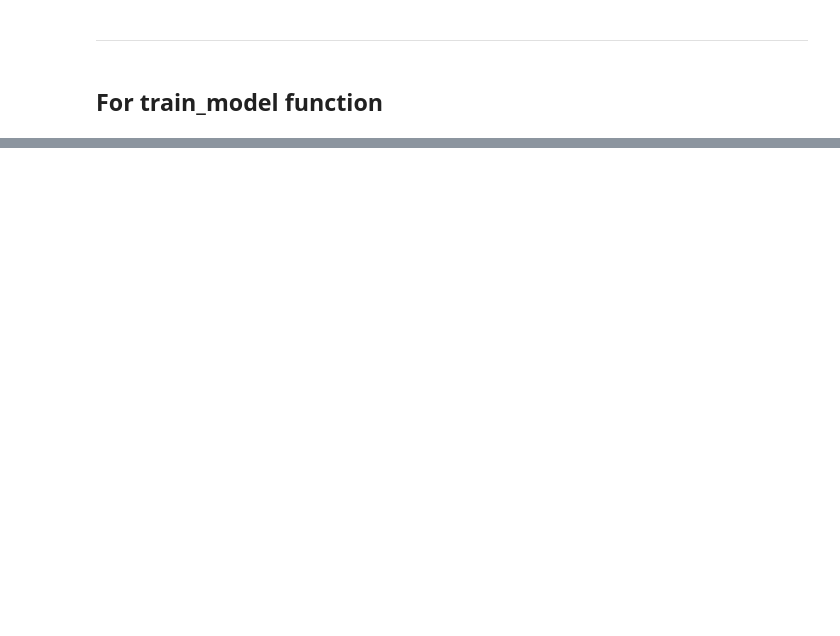
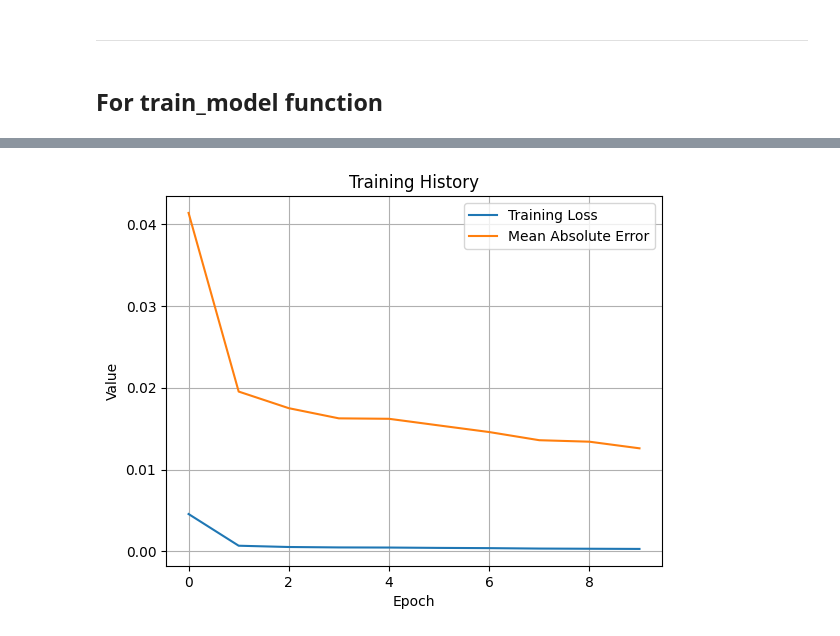
Before and after one commit to BoykoPetevBoev/Stock-Market-Prediction, a Jupyter notebook: src/models/lstm/lstm_model.ipynb, the cells around one changed output, grey strips where cells are left out. Saved outputs shown, nothing was run; the diff lists cells and outputs as text; code cells hidden in the pictures; blank space fills up the shorter version.

```diff
--- a/src/models/lstm/lstm_model.ipynb
+++ b/src/models/lstm/lstm_model.ipynb
@@ -63,0 +73,11 @@ Epoch 100/100
+# %%
+plt.plot(fit_result.history['loss'], label='Training Loss')
+plt.plot(fit_result.history['mean_absolute_error'], label='Mean Absolute Error')
+plt.xlabel('Epoch')
+plt.ylabel('Value')
+plt.title('Training History')
+plt.legend()
+plt.grid(True)
+plt.show()
+# %% [output]
+[figure, added]
```
Also changed, not shown: parts of 17 cells of this notebook, 4 other files.
